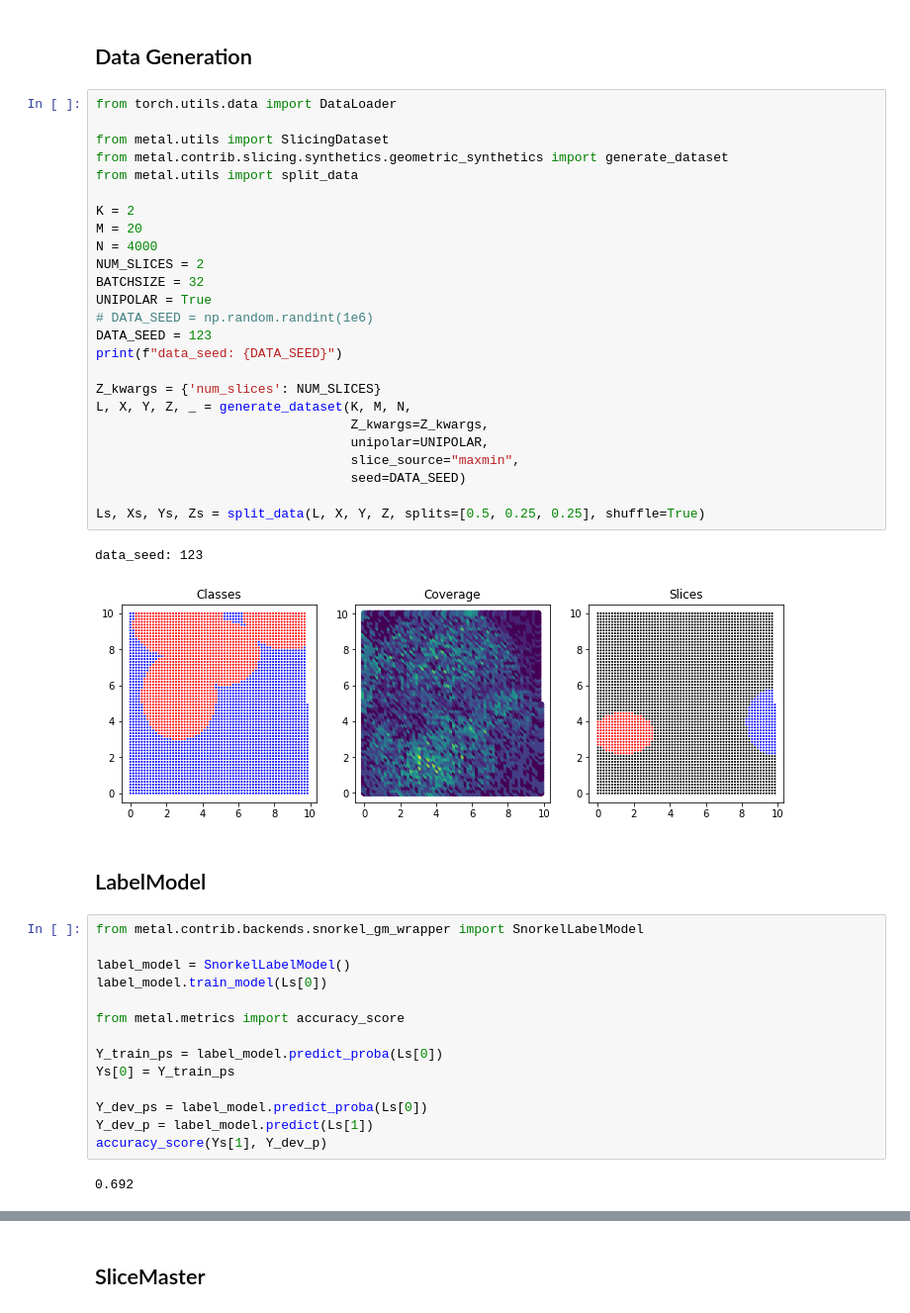
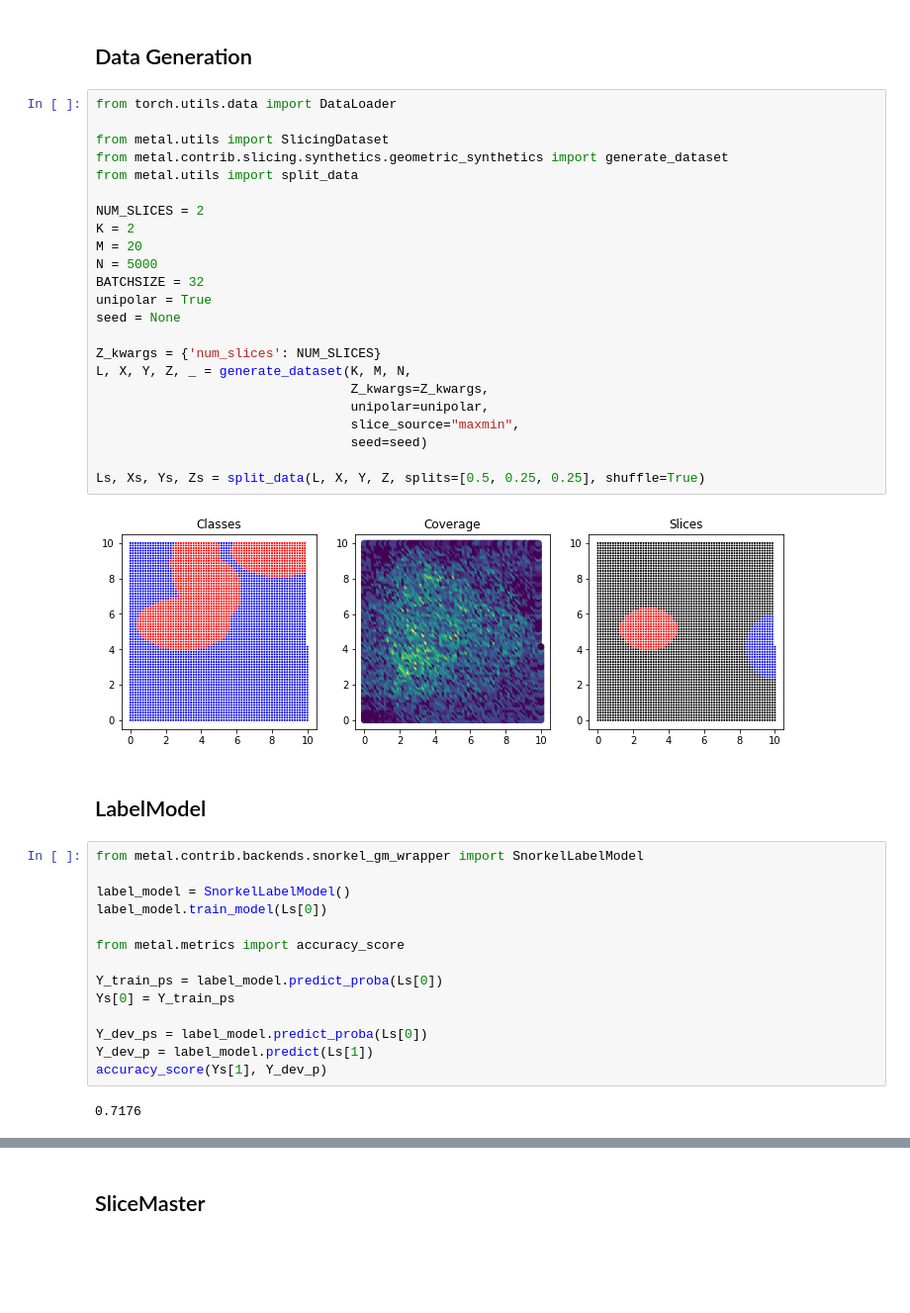
Before and after one commit to tsy935/metal, a Jupyter notebook: metal/contrib/slicing/synthetics/SliceMaster.ipynb, the cells around one changed output, grey strips where cells are left out. Shown at 99% size. Saved outputs shown, nothing was run; the diff lists cells and outputs as text; blank space fills up the shorter version.

```diff
--- a/metal/contrib/slicing/synthetics/SliceMaster.ipynb
+++ b/metal/contrib/slicing/synthetics/SliceMaster.ipynb
@@ -10,31 +10,28 @@ The autoreload extension is already loaded. To reload it, use:
 # %%
 from torch.utils.data import DataLoader
 
 from metal.utils import SlicingDataset
 from metal.contrib.slicing.synthetics.geometric_synthetics import generate_dataset
 from metal.utils import split_data
 
+NUM_SLICES = 2
 K = 2
 M = 20
-N = 4000
-NUM_SLICES = 2
+N = 5000
 BATCHSIZE = 32
-UNIPOLAR = True
-# DATA_SEED = np.random.randint(1e6)
-DATA_SEED = 123
-print(f"data_seed: {DATA_SEED}")
+unipolar = True
+seed = None
 
 Z_kwargs = {'num_slices': NUM_SLICES}
 L, X, Y, Z, _ = generate_dataset(K, M, N,
                                  Z_kwargs=Z_kwargs,
-                                 unipolar=UNIPOLAR,
+                                 unipolar=unipolar,
                                  slice_source="maxmin",
-                                 seed=DATA_SEED)
+                                 seed=seed)
 
 Ls, Xs, Ys, Zs = split_data(L, X, Y, Z, splits=[0.5, 0.25, 0.25], shuffle=True)
 # %% [output]
-data_seed: 123
-[figure, old version]
+[figure, new version]
 # %% [markdown]
 ## LabelModel
 # %%
@@ -52,7 +49,7 @@ Y_dev_ps = label_model.predict_proba(Ls[0])
 Y_dev_p = label_model.predict(Ls[1])
 accuracy_score(Ys[1], Y_dev_p)
 # %% [output]
-0.692
+0.7176
 # %%
 import torch
 from torch.utils.data import DataLoader
```
Also changed, not shown: parts of 5 cells of this notebook.
